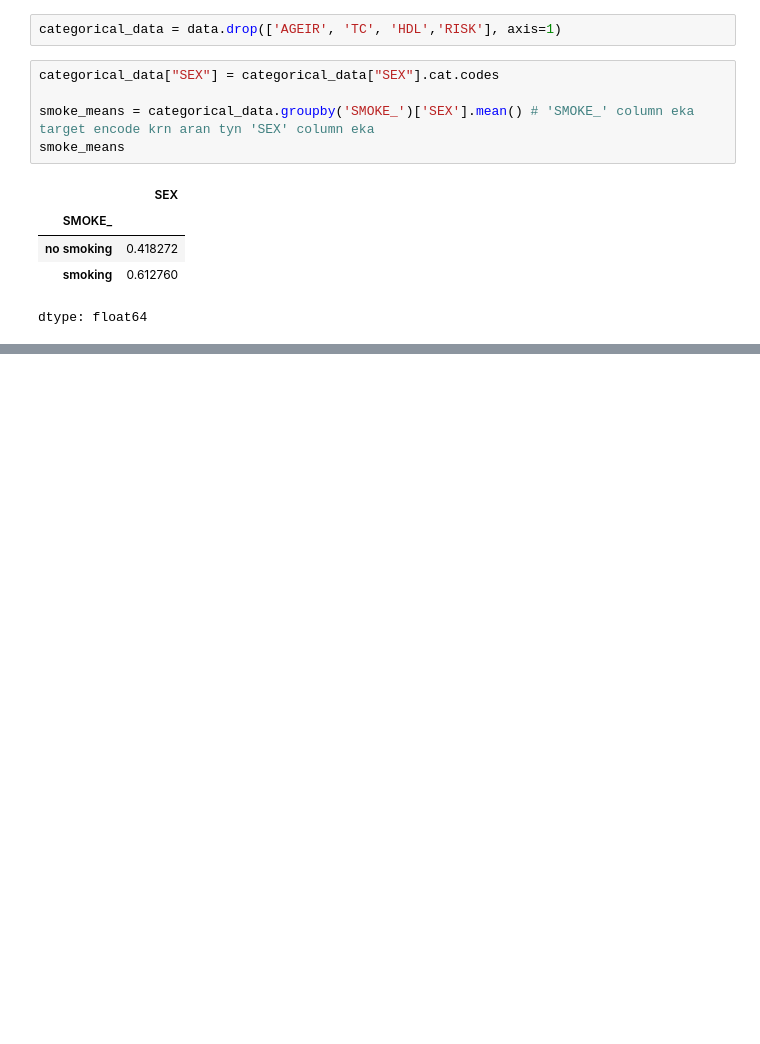
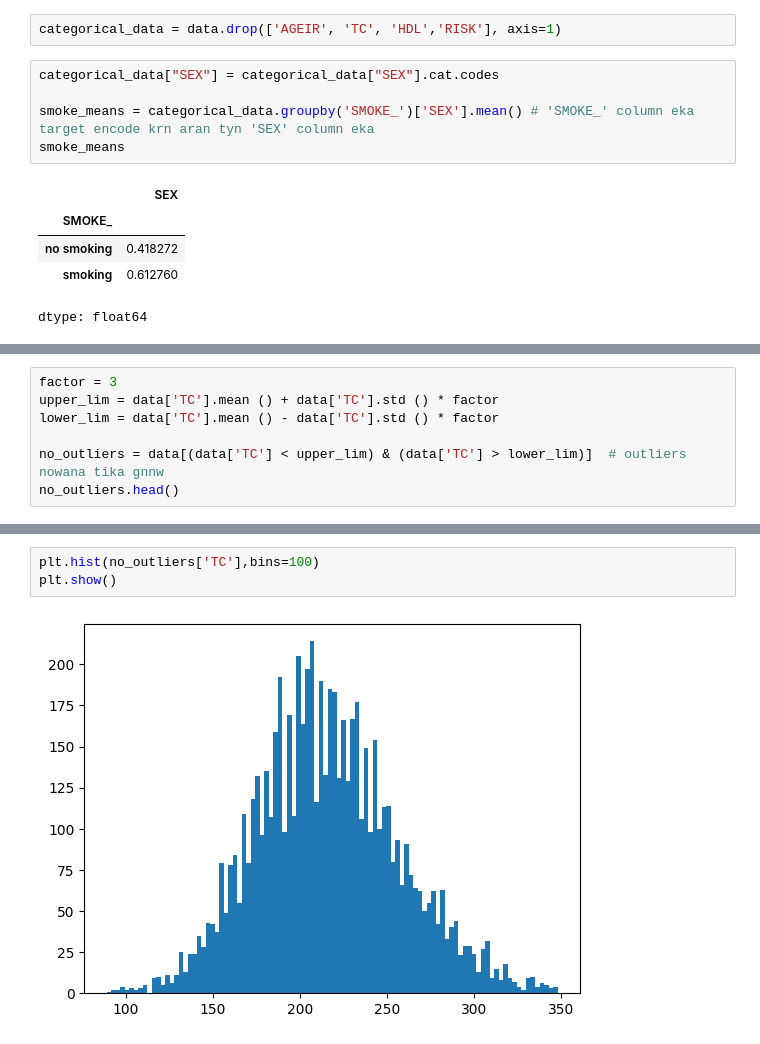
Before and after one commit to dinukaattanayaka/ML-Feature-Engineering, a Jupyter notebook: ML_Feature_Engineering.ipynb, the cells around one changed output, grey strips where cells are left out. Saved outputs shown, nothing was run; the diff lists cells and outputs as text; blank space fills up the shorter version.

```diff
--- a/ML_Feature_Engineering.ipynb
+++ b/ML_Feature_Engineering.ipynb
@@ -394,0 +426,7 @@ dtype: float64
+# %%
+factor = 3
+upper_lim = data['TC'].mean () + data['TC'].std () * factor
+lower_lim = data['TC'].mean () - data['TC'].std () * factor
+
+no_outliers = data[(data['TC'] < upper_lim) & (data['TC'] > lower_lim)]  # outliers nowana tika gnnw
+no_outliers.head()
@@ -394,0 +440,5 @@ dtype: float64
+# %%
+plt.hist(no_outliers['TC'],bins=100)
+plt.show()
+# %% [output]
+[figure, added]
```
Also changed, not shown: parts of 4 cells of this notebook.
